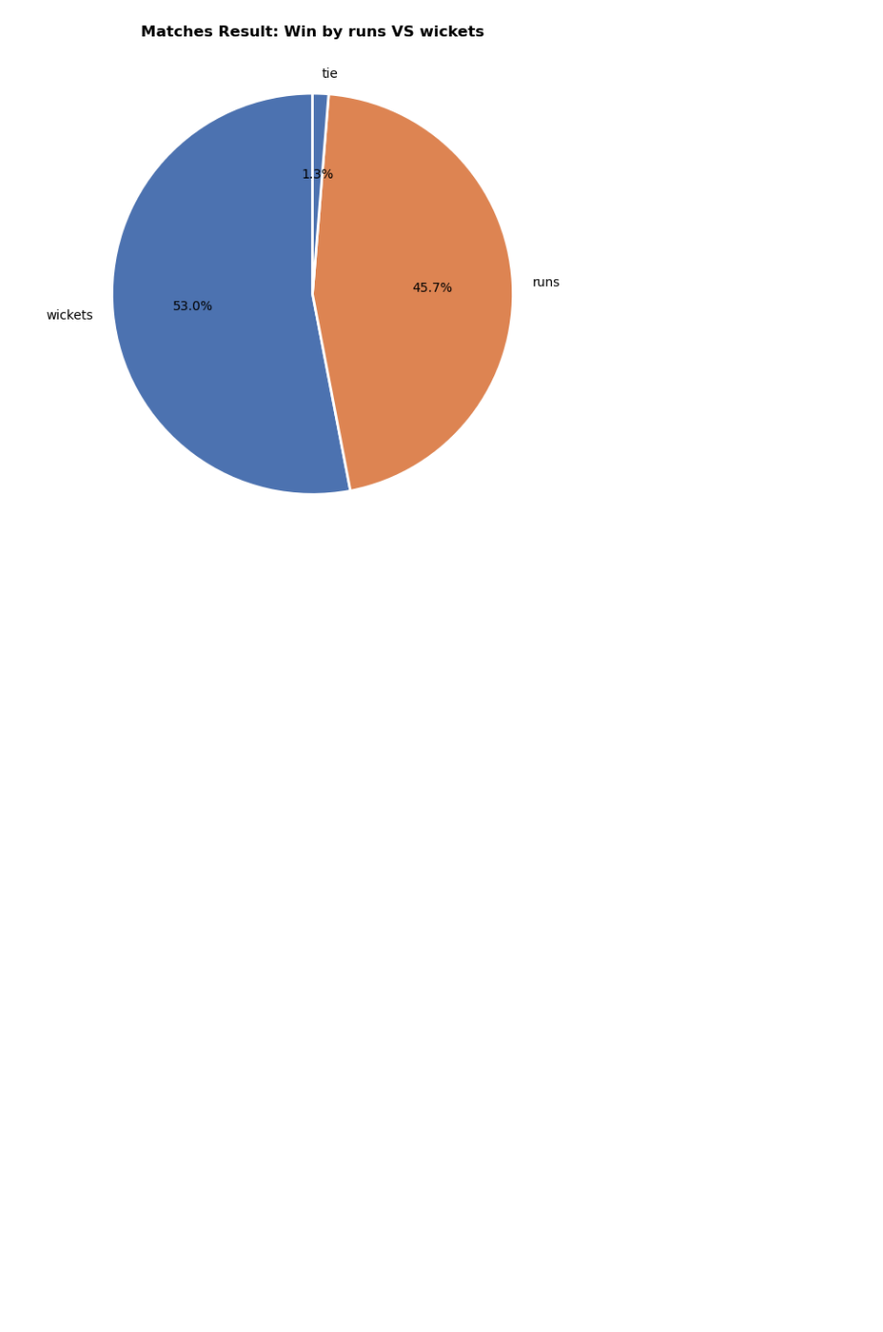
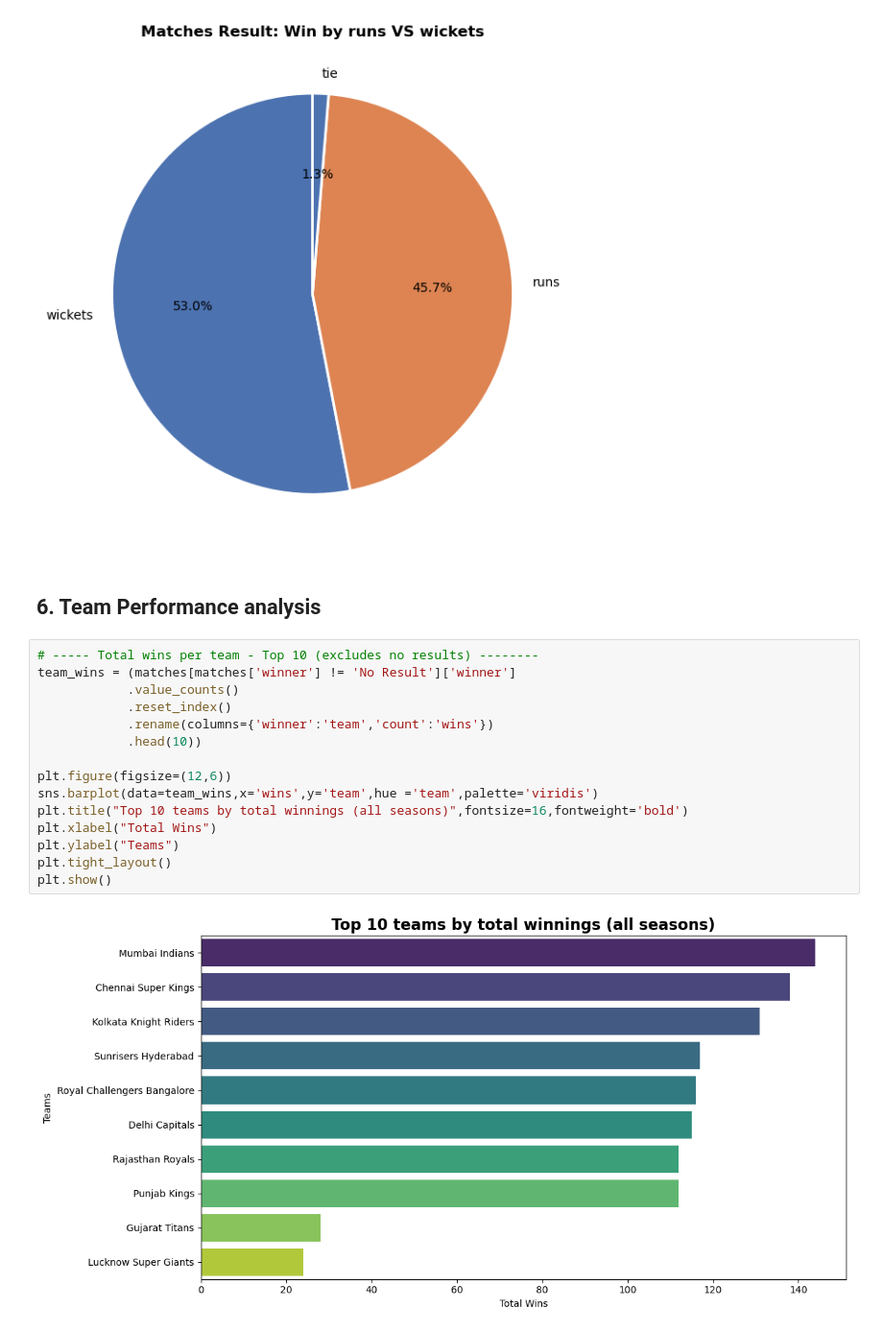
Before and after one commit to SahilInstinct/ipl-cricket-eda, a Jupyter notebook: notebooks/ipl_analysis.ipynb, the cells around one changed output. Shown at 96% size. Cells and saved outputs as stored; diff of their text form; blank space fills up the shorter version.

Commit message:
Team Performance Analysis

```diff
--- a/notebooks/ipl_analysis.ipynb
+++ b/notebooks/ipl_analysis.ipynb
@@ -206,3 +206,22 @@ plt.tight_layout()
 plt.show()
 # %% [output]
 [figure]
+# %% [markdown]
+## 6. Team Performance analysis
+# %%
+# ----- Total wins per team - Top 10 (excludes no results) --------
+team_wins = (matches[matches['winner'] != 'No Result']['winner']
+            .value_counts()
+            .reset_index()
+            .rename(columns={'winner':'team','count':'wins'})
+            .head(10))
+
+plt.figure(figsize=(12,6))
+sns.barplot(data=team_wins,x='wins',y='team',hue ='team',palette='viridis')
+plt.title("Top 10 teams by total winnings (all seasons)",fontsize=16,fontweight='bold')
+plt.xlabel("Total Wins")
+plt.ylabel("Teams")
+plt.tight_layout()
+plt.show()
+# %% [output]
+[figure, added]
```
Also changed, not shown: parts of 1 cell of this notebook, 1 other file.
